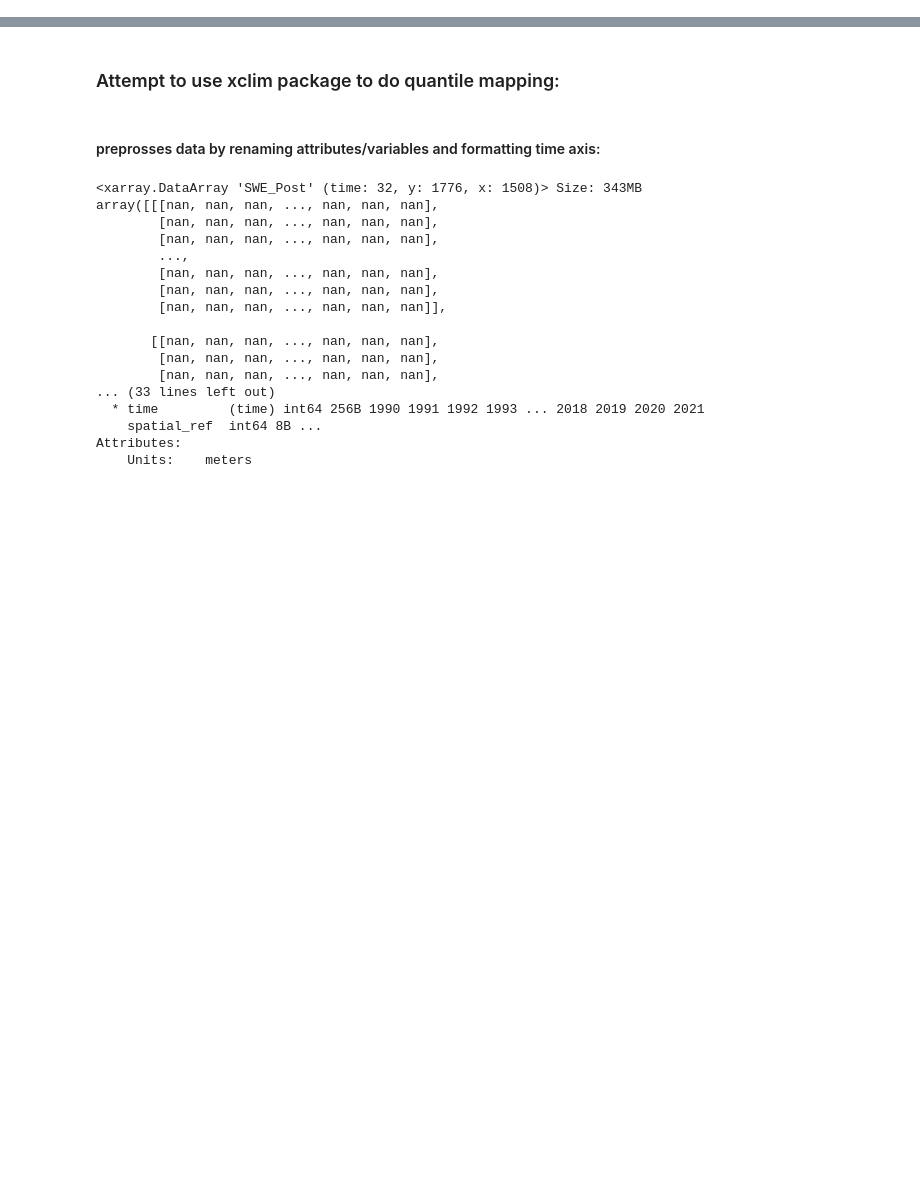
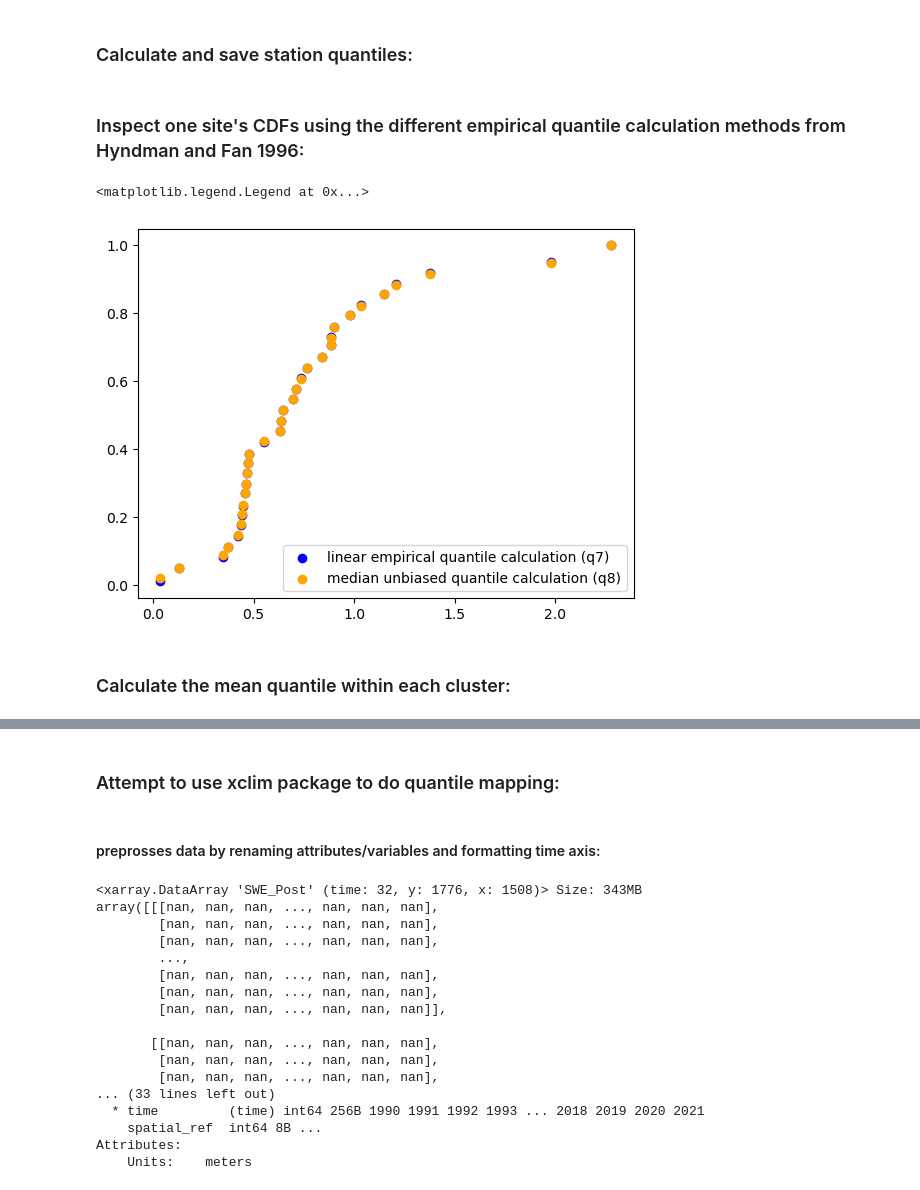
Before and after one commit to bessoh2/correlated-domains, a Jupyter notebook: notebooks/quantile_mapping_gridded.ipynb, the cells around one changed output, grey strips where cells are left out. Cells and saved outputs as stored; diff of their text form; code cells hidden in the pictures; blank space fills up the shorter version.

Commit message:
made quantile example figure and SWE spatial distribution comparison figure

```diff
--- a/notebooks/quantile_mapping_gridded.ipynb
+++ b/notebooks/quantile_mapping_gridded.ipynb
@@ -9,6 +14,6 @@ import scipy.stats as stats
 # %%
 swe = xr.open_dataset('../data/reanalysis/swe_reanalysis_ucrb.nc')
-stations = pickle.load(open('../data/snv_dataframes/snv_temp_precip_cluster_gdf_snvs.pkl','rb'))
+stations = pickle.load(open('../data/snv_dataframes/snv_temp_precip_cluster_gdf_snvs_quantiles.pkl','rb'))
 # %%
 example_swe = xr.open_dataset('../data/reanalysis/swe/1990/SWE_Post/swe_reanalysis_SWE_Post_1990_04_01.nc')
 # %%
@@ -45,0 +35,14 @@ nearest_station_swe_sc[1].plot()
+# %% [markdown]
+### Calculate and save station quantiles:
+# %%
+# This uses the unbiased median method (Q8 in Hyndman and Fan 1996).
+# Previously, I populated the 'quantile' column of the stations df using the default 'linear' method (Q7 in Hyndman and Fan 1996)
+
+stations['quantile_q8'] = np.nan
+
+quantiles = np.linspace(0,1,100)
+
+for site in stations.index.get_level_values(0).unique():
+    station_ordered = stats.mstats.mquantiles(stations[stations.index.get_level_values(0) == site]['station_swe'].values, quantiles, alphap=(1/3), betap=(1/3))
+    q_station = np.interp(stations[stations.index.get_level_values(0) == site]['station_swe'].values, station_ordered, quantiles)
+    stations.loc[(stations.index.get_level_values(0) == site), 'quantile_q8'] = q_station
@@ -45,0 +52,2 @@ nearest_station_swe_sc[1].plot()
+# %% [markdown]
+### Inspect one site's CDFs using the different empirical quantile calculation methods from Hyndman and Fan 1996:
@@ -45,0 +56,10 @@ nearest_station_swe_sc[1].plot()
+# %%
+fig, ax = plt.subplots()
+plt.scatter(stations.loc[(stations.index.get_level_values(0) == site), 'station_swe'],stations.loc[(stations.index.get_level_values(0) == site), 'quantile'], color='blue', label='linear empirical quantile calculation (q7)')
+plt.scatter(stations.loc[(stations.index.get_level_values(0) == site), 'station_swe'],stations.loc[(stations.index.get_level_values(0) == site), 'quantile_q8'], color='orange', label='median unbiased quantile calculation (q8)')
+plt.legend()
+# %% [output]
+<matplotlib.legend.Legend at 0x...>
+[figure, new version]
+# %% [markdown]
+### Calculate the mean quantile within each cluster:
```
Also changed, not shown: parts of 69 cells of this notebook, 6 other files.
